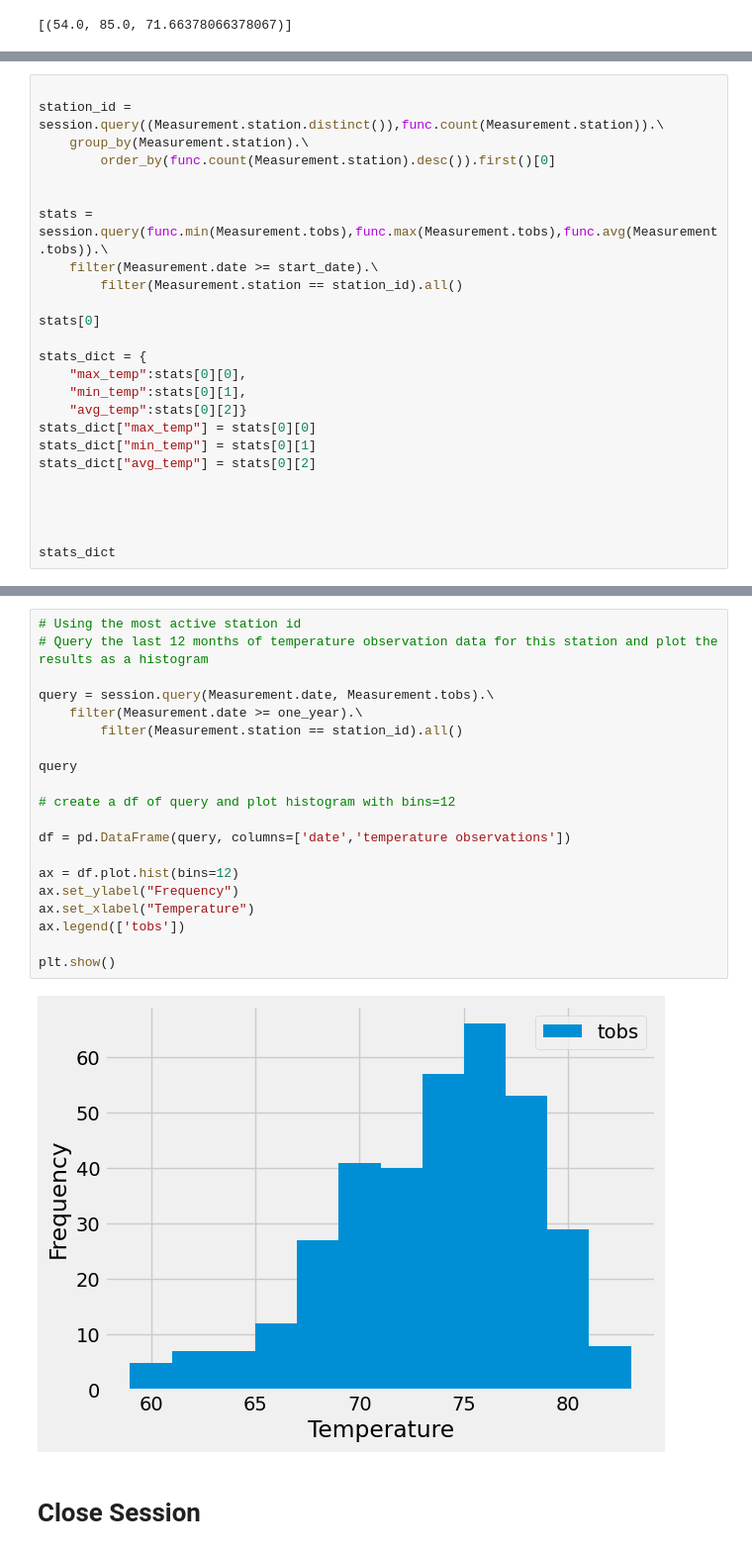
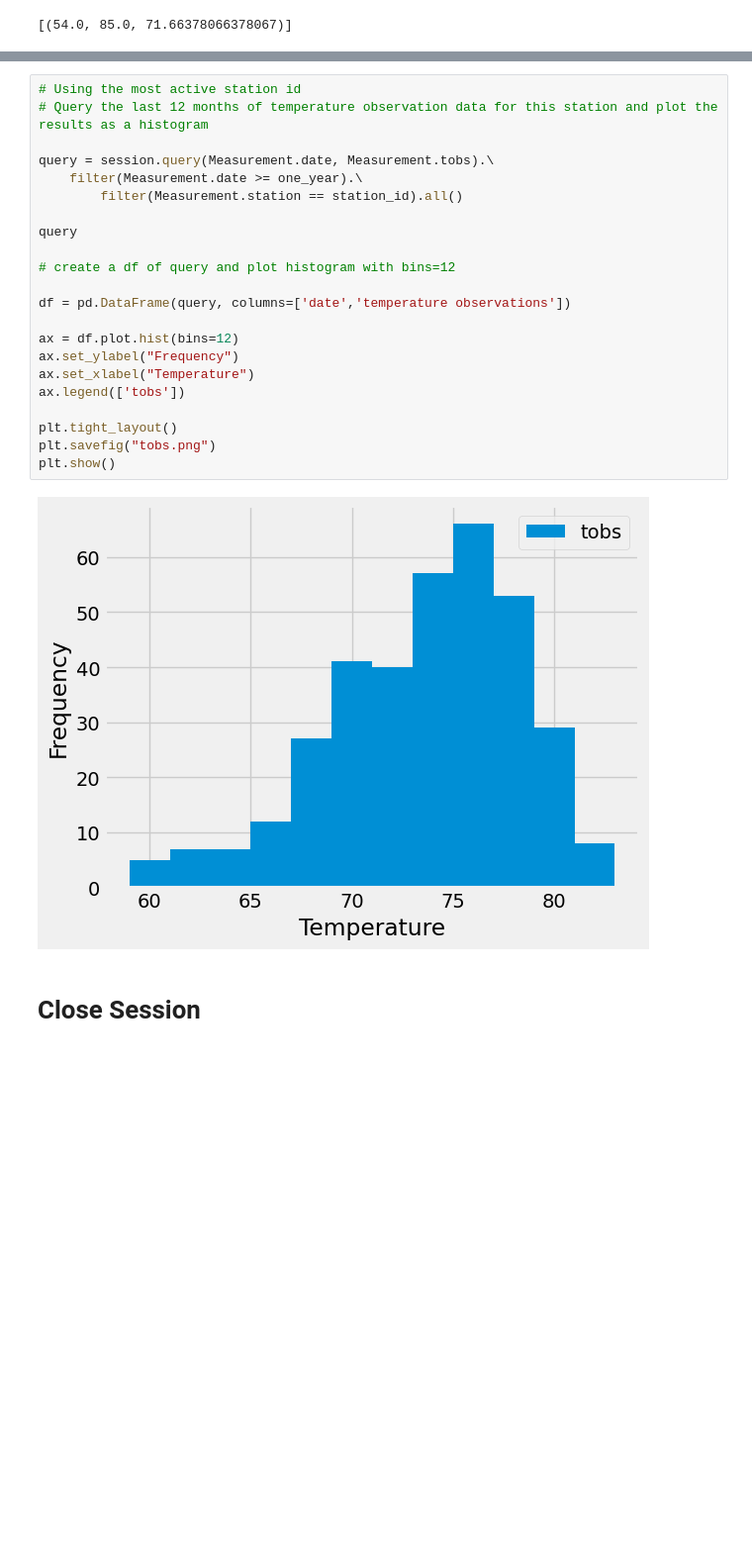
Before and after one commit to smmr89/sqlalchemy-challenge, a Jupyter notebook: SurfsUp/climate_starter.ipynb, the cells around one changed output, grey strips where cells are left out. Shown: that part at 99% size. Cells and saved outputs as stored; diff of their text form; blank space fills up the shorter version.

```diff
--- a/SurfsUp/climate_starter.ipynb
+++ b/SurfsUp/climate_starter.ipynb
@@ -226,25 +215,0 @@ print(date)
-# %%
-
-station_id = session.query((Measurement.station.distinct()),func.count(Measurement.station)).\
-    group_by(Measurement.station).\
-        order_by(func.count(Measurement.station).desc()).first()[0]
-
-
-stats = session.query(func.min(Measurement.tobs),func.max(Measurement.tobs),func.avg(Measurement.tobs)).\
-    filter(Measurement.date >= start_date).\
-        filter(Measurement.station == station_id).all()
-
-stats[0]
-
-stats_dict = {
-    "max_temp":stats[0][0],
-    "min_temp":stats[0][1],
-    "avg_temp":stats[0][2]}
-stats_dict["max_temp"] = stats[0][0]
-stats_dict["min_temp"] = stats[0][1]
-stats_dict["avg_temp"] = stats[0][2]
-
-
-
-
-stats_dict
@@ -253,25 +216,27 @@ stats_dict
 # %%
 # Using the most active station id
 # Query the last 12 months of temperature observation data for this station and plot the results as a histogram
 
 query = session.query(Measurement.date, Measurement.tobs).\
     filter(Measurement.date >= one_year).\
         filter(Measurement.station == station_id).all()
 
 query
 
 # create a df of query and plot histogram with bins=12
 
 df = pd.DataFrame(query, columns=['date','temperature observations'])
 
 ax = df.plot.hist(bins=12)
 ax.set_ylabel("Frequency")
 ax.set_xlabel("Temperature")
 ax.legend(['tobs'])
 
+plt.tight_layout()
+plt.savefig("tobs.png")
 plt.show()
 # %% [output]
-[figure, old version]
+[figure, new version]
 # %% [markdown]
 # Close Session
 # %%
```
Also changed, not shown: parts of 4 cells of this notebook, 6 other files.
